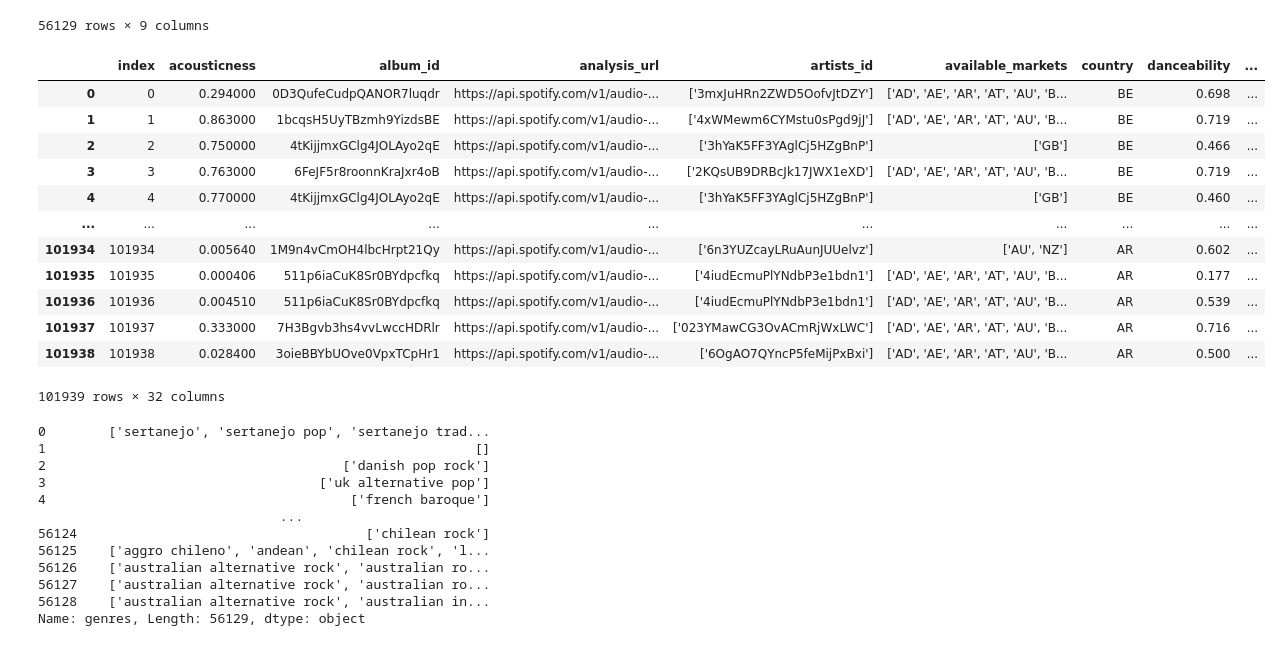
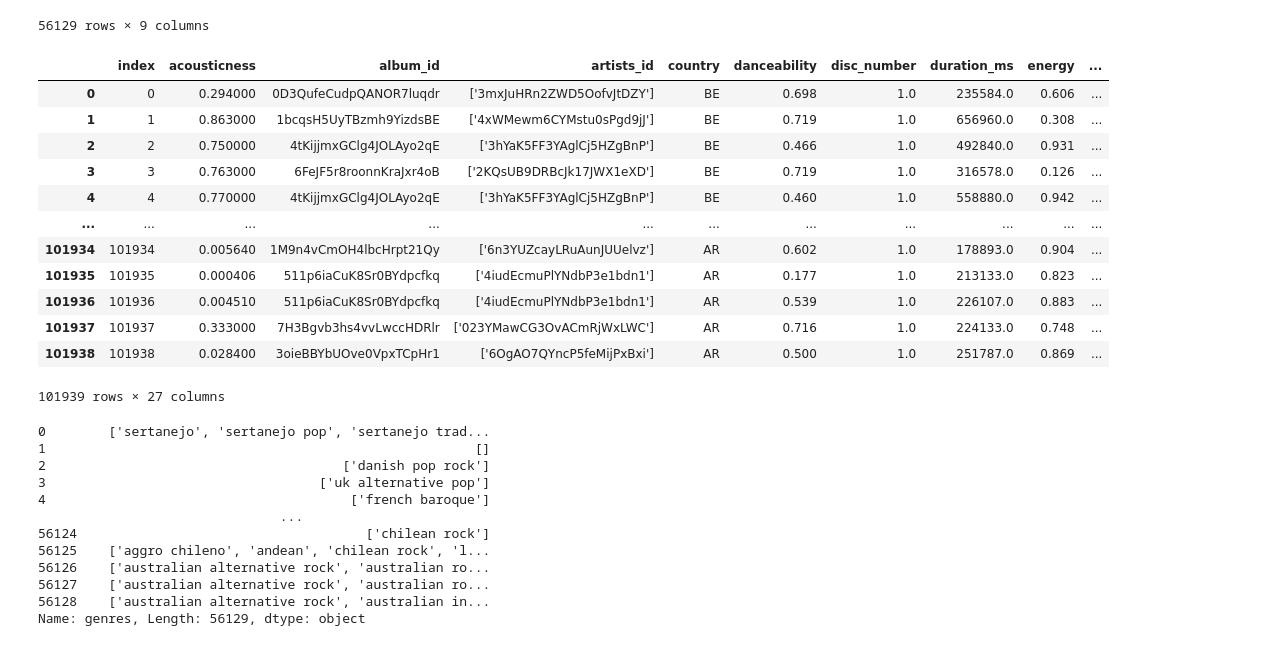
Before and after one commit to philiprobertovich/pandas, a Jupyter notebook: pandas.ipynb, the cells around one changed output. Cells and saved outputs as stored; diff of their text form; code cells hidden in the pictures.

```diff
--- a/pandas.ipynb
+++ b/pandas.ipynb
@@ -93,26 +105,37 @@ artists.fillna('None')
 # %%
 #Tracks data cleaning
 tracks.duplicated()
 
 tracks.drop_duplicates()
 
 #No duplicates
 # Fill in NaN values
 tracks.fillna('None')
+
+# Drop columns
+to_drop = ['available_markets',
+            'preview_url',
+            'track_href',
+            'analysis_url',
+            'href'
+          ]
+tracks.drop(to_drop, inplace=True, axis=1)
+
+tracks
 # %% [output]
-|  | index | acousticness | album_id | analysis_url | artists_id | available_markets | country | danceability | ... |
-| 0 | 0 | 0.294000 | 0D3QufeCudpQANOR7luqdr | https://api.spotify.com/v1/audio-... | ['3mxJuHRn2ZWD5OofvJtDZY'] | ['AD', 'AE', 'AR', 'AT', 'AU', 'B... | BE | 0.698 | ... |
-| 1 | 1 | 0.863000 | 1bcqsH5UyTBzmh9YizdsBE | https://api.spotify.com/v1/audio-... | ['4xWMewm6CYMstu0sPgd9jJ'] | ['AD', 'AE', 'AR', 'AT', 'AU', 'B... | BE | 0.719 | ... |
-| 2 | 2 | 0.750000 | 4tKijjmxGClg4JOLAyo2qE | https://api.spotify.com/v1/audio-... | ['3hYaK5FF3YAglCj5HZgBnP'] | ['GB'] | BE | 0.466 | ... |
-| 3 | 3 | 0.763000 | 6FeJF5r8roonnKraJxr4oB | https://api.spotify.com/v1/audio-... | ['2KQsUB9DRBcJk17JWX1eXD'] | ['AD', 'AE', 'AR', 'AT', 'AU', 'B... | BE | 0.719 | ... |
-| 4 | 4 | 0.770000 | 4tKijjmxGClg4JOLAyo2qE | https://api.spotify.com/v1/audio-... | ['3hYaK5FF3YAglCj5HZgBnP'] | ['GB'] | BE | 0.460 | ... |
-| ... | ... | ... | ... | ... | ... | ... | ... | ... | ... |
-| 101934 | 101934 | 0.005640 | 1M9n4vCmOH4lbcHrpt21Qy | https://api.spotify.com/v1/audio-... | ['6n3YUZcayLRuAunJUUelvz'] | ['AU', 'NZ'] | AR | 0.602 | ... |
-| 101935 | 101935 | 0.000406 | 511p6iaCuK8Sr0BYdpcfkq | https://api.spotify.com/v1/audio-... | ['4iudEcmuPlYNdbP3e1bdn1'] | ['AD', 'AE', 'AR', 'AT', 'AU', 'B... | AR | 0.177 | ... |
-| 101936 | 101936 | 0.004510 | 511p6iaCuK8Sr0BYdpcfkq | https://api.spotify.com/v1/audio-... | ['4iudEcmuPlYNdbP3e1bdn1'] | ['AD', 'AE', 'AR', 'AT', 'AU', 'B... | AR | 0.539 | ... |
-| 101937 | 101937 | 0.333000 | 7H3Bgvb3hs4vvLwccHDRlr | https://api.spotify.com/v1/audio-... | ['023YMawCG3OvACmRjWxLWC'] | ['AD', 'AE', 'AR', 'AT', 'AU', 'B... | AR | 0.716 | ... |
-| 101938 | 101938 | 0.028400 | 3oieBBYbUOve0VpxTCpHr1 | https://api.spotify.com/v1/audio-... | ['6OgAO7QYncP5feMijPxBxi'] | ['AD', 'AE', 'AR', 'AT', 'AU', 'B... | AR | 0.500 | ... |
+|  | index | acousticness | album_id | artists_id | country | danceability | disc_number | duration_ms | energy | ... |
+| 0 | 0 | 0.294000 | 0D3QufeCudpQANOR7luqdr | ['3mxJuHRn2ZWD5OofvJtDZY'] | BE | 0.698 | 1.0 | 235584.0 | 0.606 | ... |
+| 1 | 1 | 0.863000 | 1bcqsH5UyTBzmh9YizdsBE | ['4xWMewm6CYMstu0sPgd9jJ'] | BE | 0.719 | 1.0 | 656960.0 | 0.308 | ... |
+| 2 | 2 | 0.750000 | 4tKijjmxGClg4JOLAyo2qE | ['3hYaK5FF3YAglCj5HZgBnP'] | BE | 0.466 | 1.0 | 492840.0 | 0.931 | ... |
+| 3 | 3 | 0.763000 | 6FeJF5r8roonnKraJxr4oB | ['2KQsUB9DRBcJk17JWX1eXD'] | BE | 0.719 | 1.0 | 316578.0 | 0.126 | ... |
+| 4 | 4 | 0.770000 | 4tKijjmxGClg4JOLAyo2qE | ['3hYaK5FF3YAglCj5HZgBnP'] | BE | 0.460 | 1.0 | 558880.0 | 0.942 | ... |
+| ... | ... | ... | ... | ... | ... | ... | ... | ... | ... | ... |
+| 101934 | 101934 | 0.005640 | 1M9n4vCmOH4lbcHrpt21Qy | ['6n3YUZcayLRuAunJUUelvz'] | AR | 0.602 | 1.0 | 178893.0 | 0.904 | ... |
+| 101935 | 101935 | 0.000406 | 511p6iaCuK8Sr0BYdpcfkq | ['4iudEcmuPlYNdbP3e1bdn1'] | AR | 0.177 | 1.0 | 213133.0 | 0.823 | ... |
+| 101936 | 101936 | 0.004510 | 511p6iaCuK8Sr0BYdpcfkq | ['4iudEcmuPlYNdbP3e1bdn1'] | AR | 0.539 | 1.0 | 226107.0 | 0.883 | ... |
+| 101937 | 101937 | 0.333000 | 7H3Bgvb3hs4vvLwccHDRlr | ['023YMawCG3OvACmRjWxLWC'] | AR | 0.716 | 1.0 | 224133.0 | 0.748 | ... |
+| 101938 | 101938 | 0.028400 | 3oieBBYbUOve0VpxTCpHr1 | ['6OgAO7QYncP5feMijPxBxi'] | AR | 0.500 | 1.0 | 251787.0 | 0.869 | ... |
-101939 rows × 32 columns
+101939 rows × 27 columns
 # %%
 def swap_empty_list(value):
   if value == []:
```
Also changed, not shown: parts of 1 cell of this notebook.
